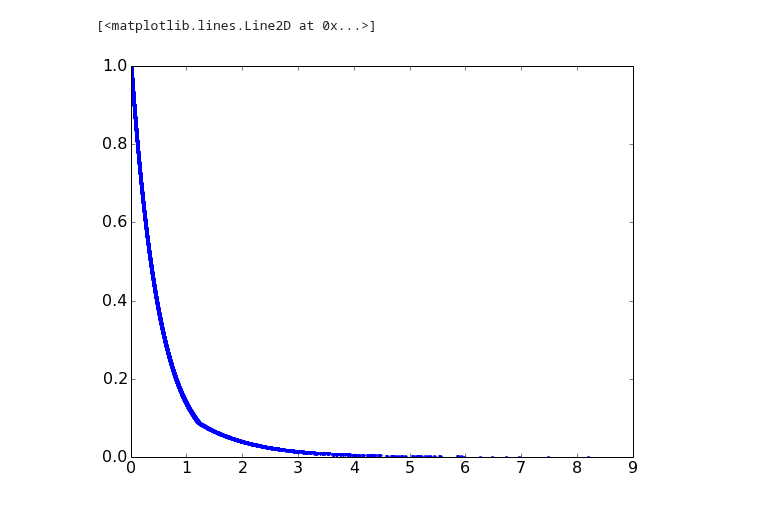
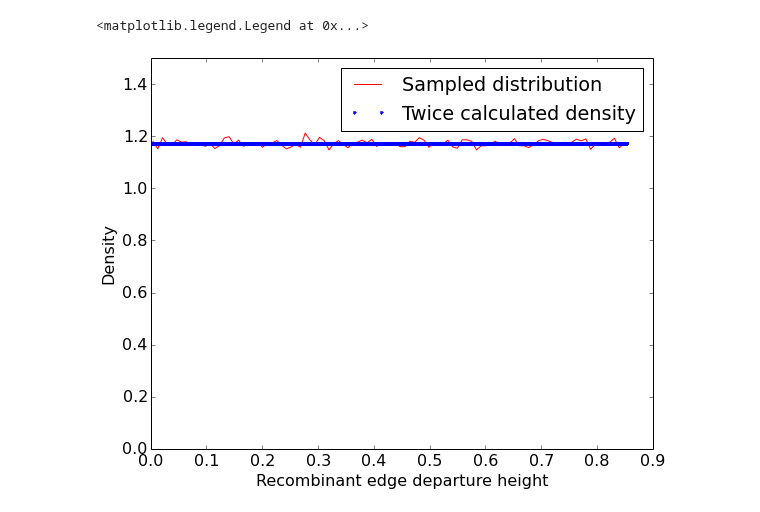
Before and after one commit to tgvaughan/bacter, a Jupyter notebook: examples/Debugging_HR.ipynb, the cells around one changed output. Saved outputs shown, nothing was run; the diff lists cells and outputs as text; code cells hidden in the pictures.

```diff
--- a/examples/Debugging_HR.ipynb
+++ b/examples/Debugging_HR.ipynb
@@ -32,5 +33,13 @@ df.edgeLength.hist(bins=100, normed=True)
-# %%
-plot(df.edgeLength, exp(df.logPedgeLength), '.')
-# %% [output]
-[<matplotlib.lines.Line2D at 0x...>]
-[figure, removed]
+# %%
+h, b = histogram(df.departureHeight, density=True, bins=100)
+m = b[0:(len(b)-1)]+diff(b)/2
+plot(m, h, 'r-', label="Sampled distribution")
+plot(df.departureHeight, 2*exp(df.logPdepHeight), '.',
+     label="Twice calculated density")
+ylim((0,1.5))
+xlabel("Recombinant edge departure height")
+ylabel("Density")
+legend()
+# %% [output]
+<matplotlib.legend.Legend at 0x...>
+[figure, added]
```
Also changed, not shown: parts of 10 cells of this notebook, 1 other file.
